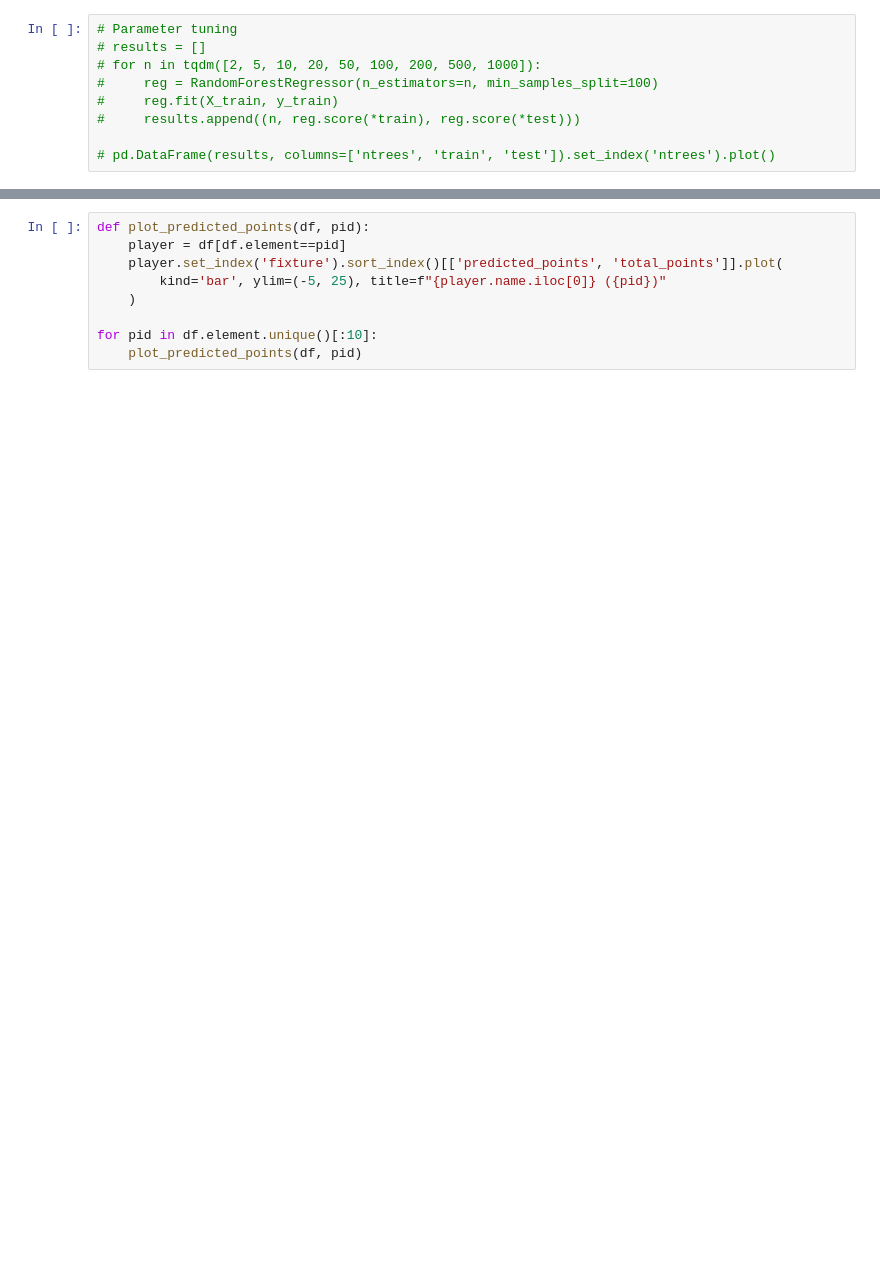
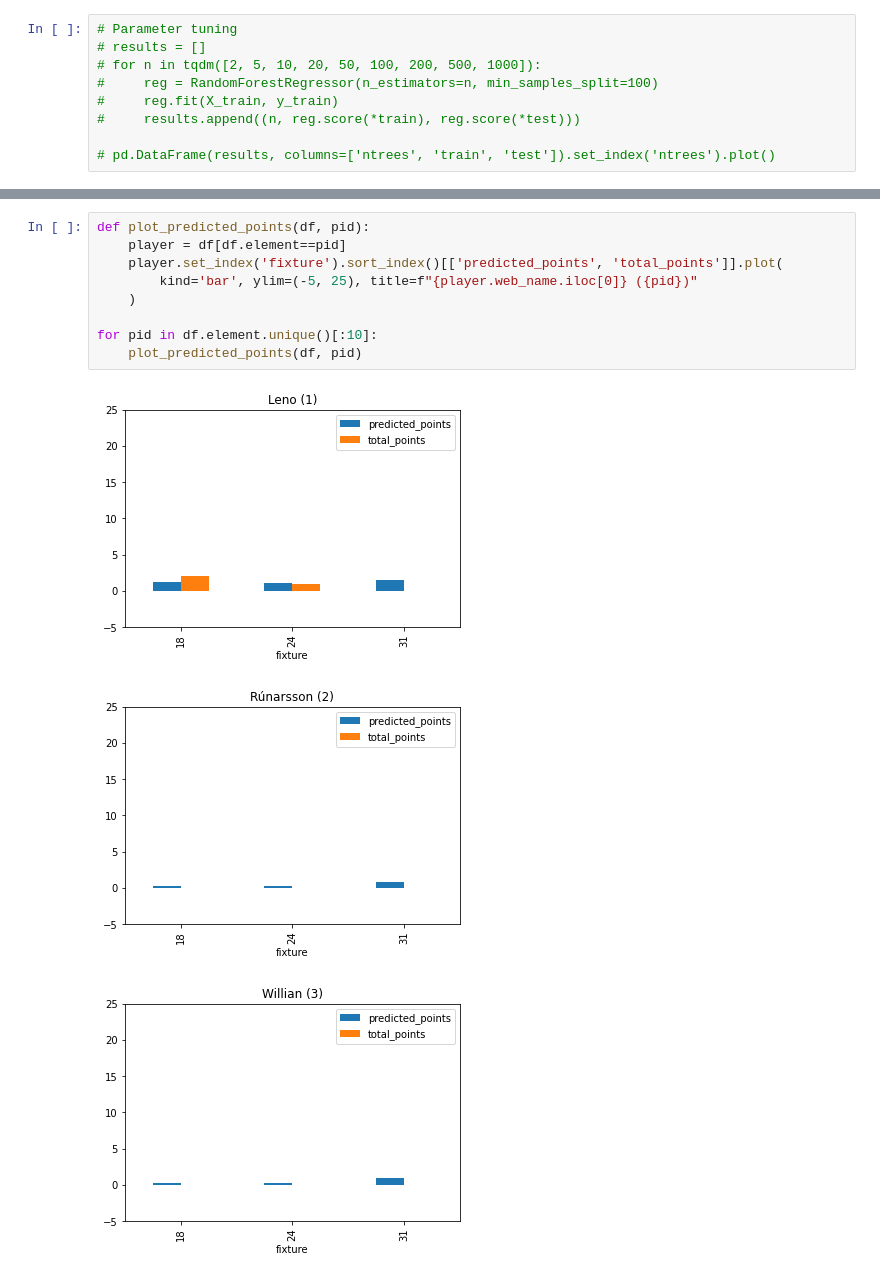
Before and after one commit to tjperr/fpl21, a Jupyter notebook: fpl21/Model Build.ipynb, the cells around one changed output, grey strips where cells are left out. Saved outputs shown, nothing was run; the diff lists cells and outputs as text; blank space fills up the shorter version.

```diff
--- a/fpl21/Model Build.ipynb
+++ b/fpl21/Model Build.ipynb
@@ -155,9 +290,13 @@ jitter.plot.scatter('total_points', 'predicted_points')
 # %%
 def plot_predicted_points(df, pid):
     player = df[df.element==pid]
     player.set_index('fixture').sort_index()[['predicted_points', 'total_points']].plot(
-        kind='bar', ylim=(-5, 25), title=f"{player.name.iloc[0]} ({pid})"
+        kind='bar', ylim=(-5, 25), title=f"{player.web_name.iloc[0]} ({pid})"
     )
 
 for pid in df.element.unique()[:10]:
     plot_predicted_points(df, pid)
+# %% [output]
+[figure, added]
+[figure, added]
+[figure, added]
```
Also changed, not shown: parts of 48 cells of this notebook.
